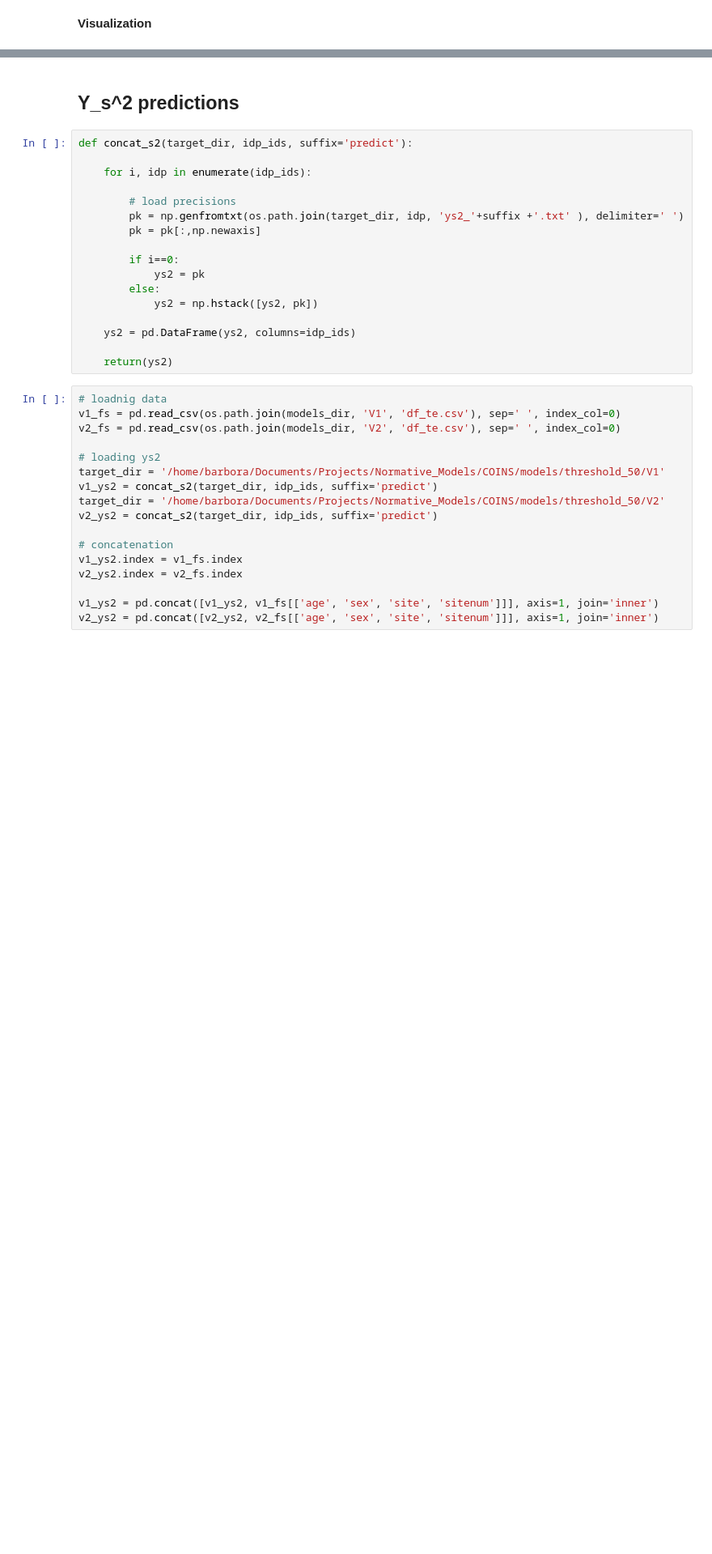
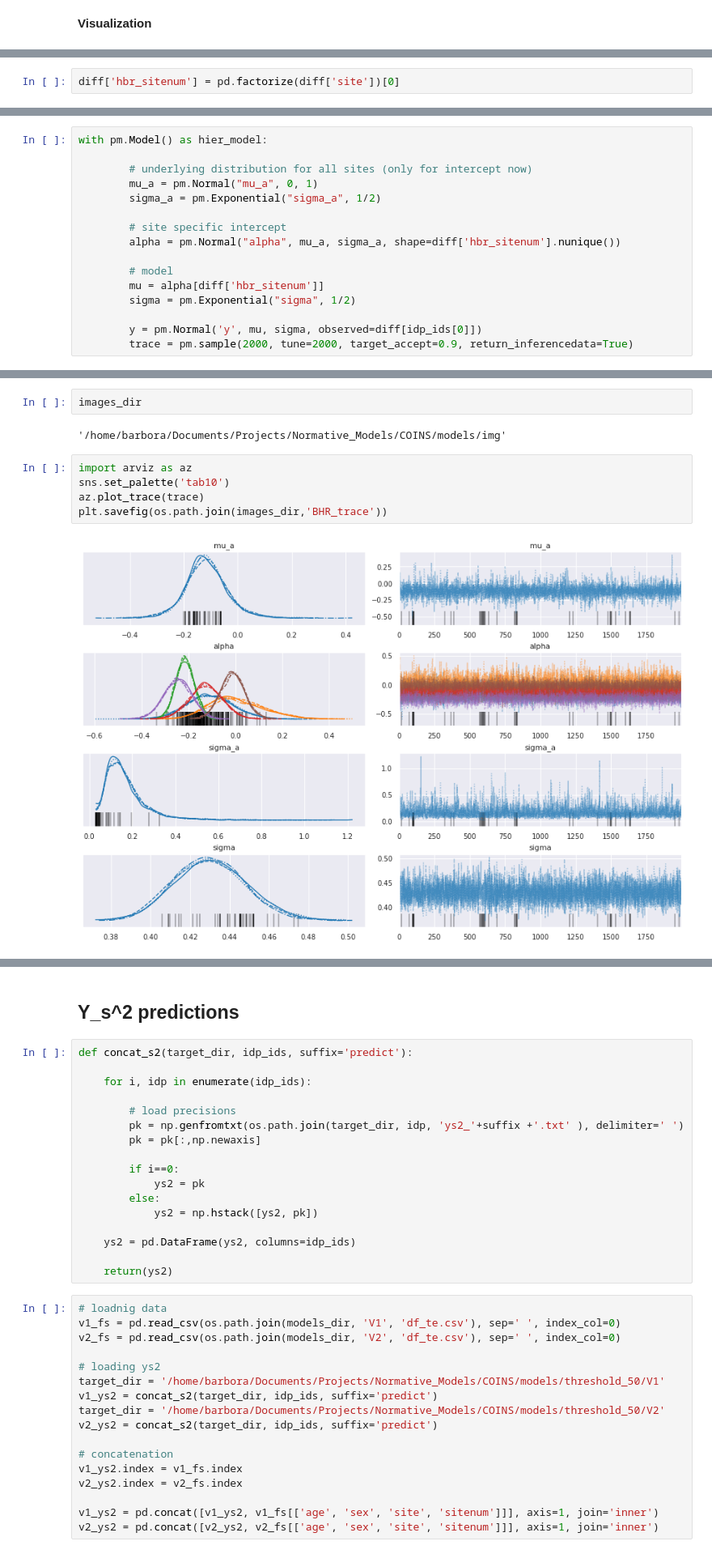
Before and after one commit to bbuckova/ESO_normative, a Jupyter notebook: CORR_data_normative.ipynb, the cells around one changed output, grey strips where cells are left out. Shown at 81% size. Drawn from its saved outputs; the diff is of its cells as text; blank space fills up the shorter version.

```diff
--- a/CORR_data_normative.ipynb
+++ b/CORR_data_normative.ipynb
@@ -731,0 +717,2 @@ for idp in idp_ids:
+# %%
+diff['hbr_sitenum'] = pd.factorize(diff['site'])[0]
@@ -731,0 +820,16 @@ for idp in idp_ids:
+# %%
+with pm.Model() as hier_model:
+
+        # underlying distribution for all sites (only for intercept now)
+        mu_a = pm.Normal("mu_a", 0, 1)
+        sigma_a = pm.Exponential("sigma_a", 1/2)
+
+        # site specific intercept
+        alpha = pm.Normal("alpha", mu_a, sigma_a, shape=diff['hbr_sitenum'].nunique())
+
+        # model
+        mu = alpha[diff['hbr_sitenum']]
+        sigma = pm.Exponential("sigma", 1/2)
+
+        y = pm.Normal('y', mu, sigma, observed=diff[idp_ids[0]])
+        trace = pm.sample(2000, tune=2000, target_accept=0.9, return_inferencedata=True)
@@ -731,0 +848,11 @@ for idp in idp_ids:
+# %%
+images_dir
+# %% [output]
+'/home/barbora/Documents/Projects/Normative_Models/COINS/models/img'
+# %%
+import arviz as az
+sns.set_palette('tab10')
+az.plot_trace(trace)
+plt.savefig(os.path.join(images_dir,'BHR_trace'))
+# %% [output]
+[figure, added]
```
Also changed, not shown: parts of 26 cells of this notebook.
